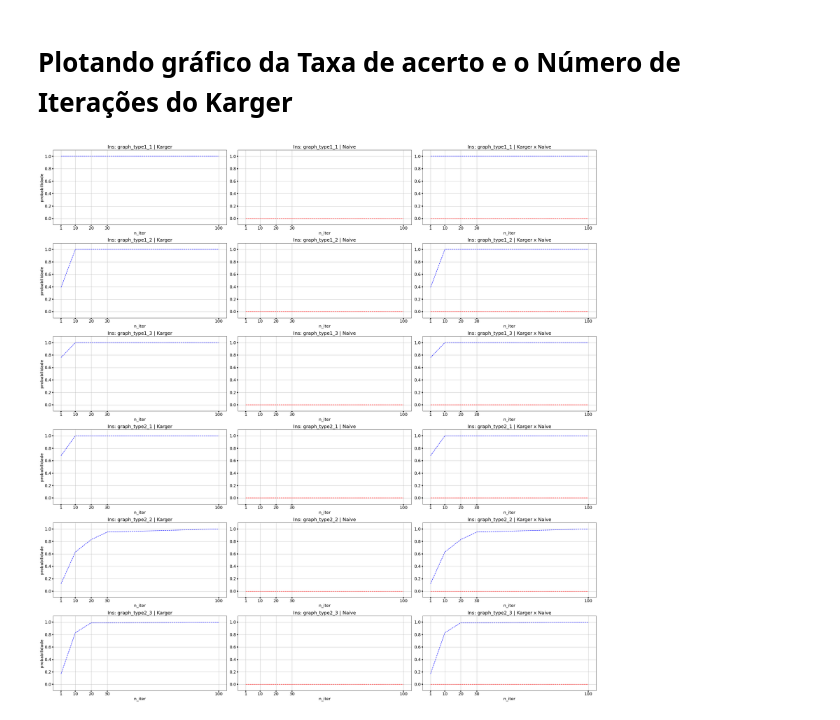
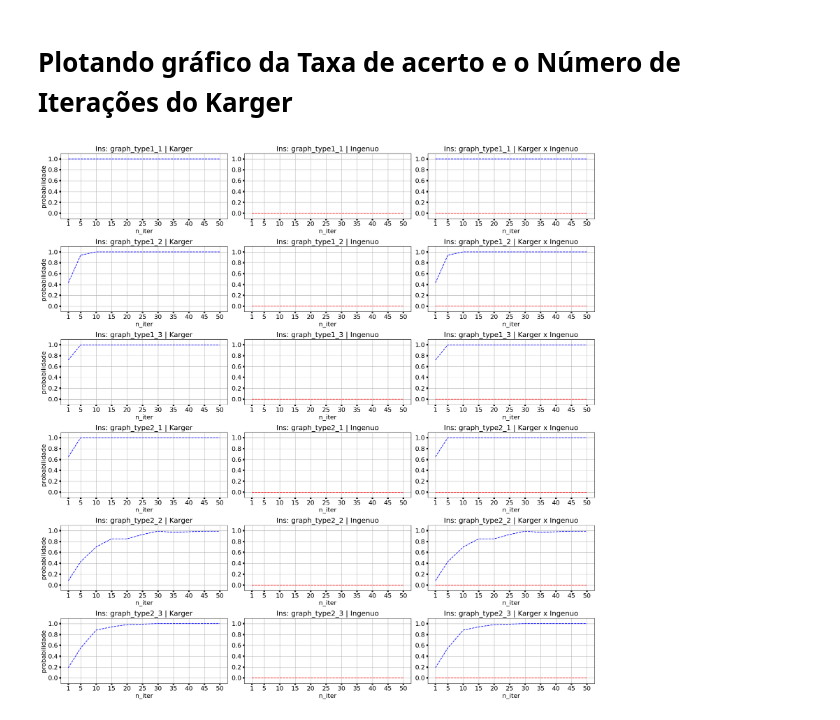
Before and after one commit to rafabarbozz/Teoria_dos_Grafos_Aplicada, a Jupyter notebook: Trabalho3/main.ipynb, the cells around one changed output. Saved outputs shown, nothing was run; the diff lists cells and outputs as text; code cells hidden in the pictures.

```diff
--- a/Trabalho3/main.ipynb
+++ b/Trabalho3/main.ipynb
@@ -9,11 +9,11 @@ sys.path.insert(0, '..')
 # Plotando gráfico da Taxa de acerto e o Número de Iterações do Karger
 # %%
 n_exec = 100
-n_iter = [1, 10, 20, 30, 100]
+n_iter = [1, 5, 10, 15, 20, 25, 30, 35, 40, 45, 50]
 
 names_file = ["graph_type1", "graph_type2"]
 
-fig, axs = plt.subplots(6, 3, figsize=(30, 30))
+fig, axs = plt.subplots(6, 3, figsize=(20, 20))
 
 l = 0
 
@@ -26,67 +26,67 @@ for name_file in names_file:
         min_cut_real = int(arquivo_out[0])
 
         karger = Karger(lista_adj, lista_aresta)
-        naive = Ingenuo(lista_adj, lista_aresta)
+        ingenuo = Ingenuo(lista_adj, lista_aresta)
 
         probabilidades_karger = []
-        probabilidades_naive = []
+        probabilidades_ingenuo = []
 
         for j in (range(len(n_iter))):
 
             it = n_iter[j]
 
             n_acertos_karger = 0
-            n_acertos_naive = 0
+            n_acertos_ingenuo = 0
 
             for _ in (range(n_exec)):
 
                 min_cut_karger = karger.executar_n(it)
-                min_cut_naive = naive.executar_n(it)
+                min_cut_ingenuo = ingenuo.executar_n(it)
 
                 if min_cut_karger == min_cut_real:
                     n_acertos_karger += 1
 
-                if min_cut_naive == min_cut_real:
-                    n_acertos_naive += 1
+                if min_cut_ingenuo == min_cut_real:
+                    n_acertos_ingenuo += 1
 
 
             probabilidades_karger.append(n_acertos_karger / n_exec)
-            probabilidades_naive.append(n_acertos_naive / n_exec)
+            probabilidades_ingenuo.append(n_acertos_ingenuo / n_exec)
 
 
         axs[l][0].plot(n_iter, probabilidades_karger, 'b--')
         axs[l][0].set_title(f'Ins: {name_file}_{i} | Karger', fontsize=18)
         axs[l][0].set_ylabel('probabilidade', fontsize=16)
         axs[l][0].set_xlabel('n_iter', fontsize=16)
         axs[l][0].set_ylim([-0.1, 1.1])
         axs[l][0].tick_params(axis='both', which='major', labelsize=16, width=4)
         axs[l][0].set_xticks(n_iter)
         axs[l][0].set_yticks([0, 0.2, 0.4, 0.6, 0.8, 1])
         axs[l][0].grid(True)
 
-        axs[l][1].plot(n_iter, probabilidades_naive, 'r--')
-        axs[l][1].set_title(f'Ins: {name_file}_{i} | Naive', fontsize=18)
+        axs[l][1].plot(n_iter, probabilidades_ingenuo, 'r--')
+        axs[l][1].set_title(f'Ins: {name_file}_{i} | Ingenuo', fontsize=18)
         axs[l][1].set_xlabel('n_iter' , fontsize=16)
         axs[l][1].set_ylim([-0.1, 1.1])
         axs[l][1].tick_params(axis='both', which='major', labelsize=16, width=4)
         axs[l][1].set_xticks(n_iter)
         axs[l][1].set_yticks([0, 0.2, 0.4, 0.6, 0.8, 1])
         axs[l][1].grid(True)
 
         axs[l][2].plot(n_iter, probabilidades_karger, 'b--')
-        axs[l][2].plot(n_iter, probabilidades_naive, 'r--')
-        axs[l][2].set_title(f'Ins: {name_file}_{i} | Karger x Naive', fontsize=18)
+        axs[l][2].plot(n_iter, probabilidades_ingenuo, 'r--')
+        axs[l][2].set_title(f'Ins: {name_file}_{i} | Karger x Ingenuo', fontsize=18)
         axs[l][2].set_xlabel('n_iter' , fontsize=16)
         axs[l][2].set_ylim([-0.1, 1.1])
         axs[l][2].tick_params(axis='both', which='major', labelsize=16, width=4)
         axs[l][2].set_xticks(n_iter)
         axs[l][2].set_yticks([0, 0.2, 0.4, 0.6, 0.8, 1])
         axs[l][2].grid(True)
 
         l += 1
 
 fig.subplots_adjust(wspace=0.3, hspace=0.5)
 fig.tight_layout()
 plt.show()
 # %% [output]
-[figure, old version]
+[figure, new version]
```
